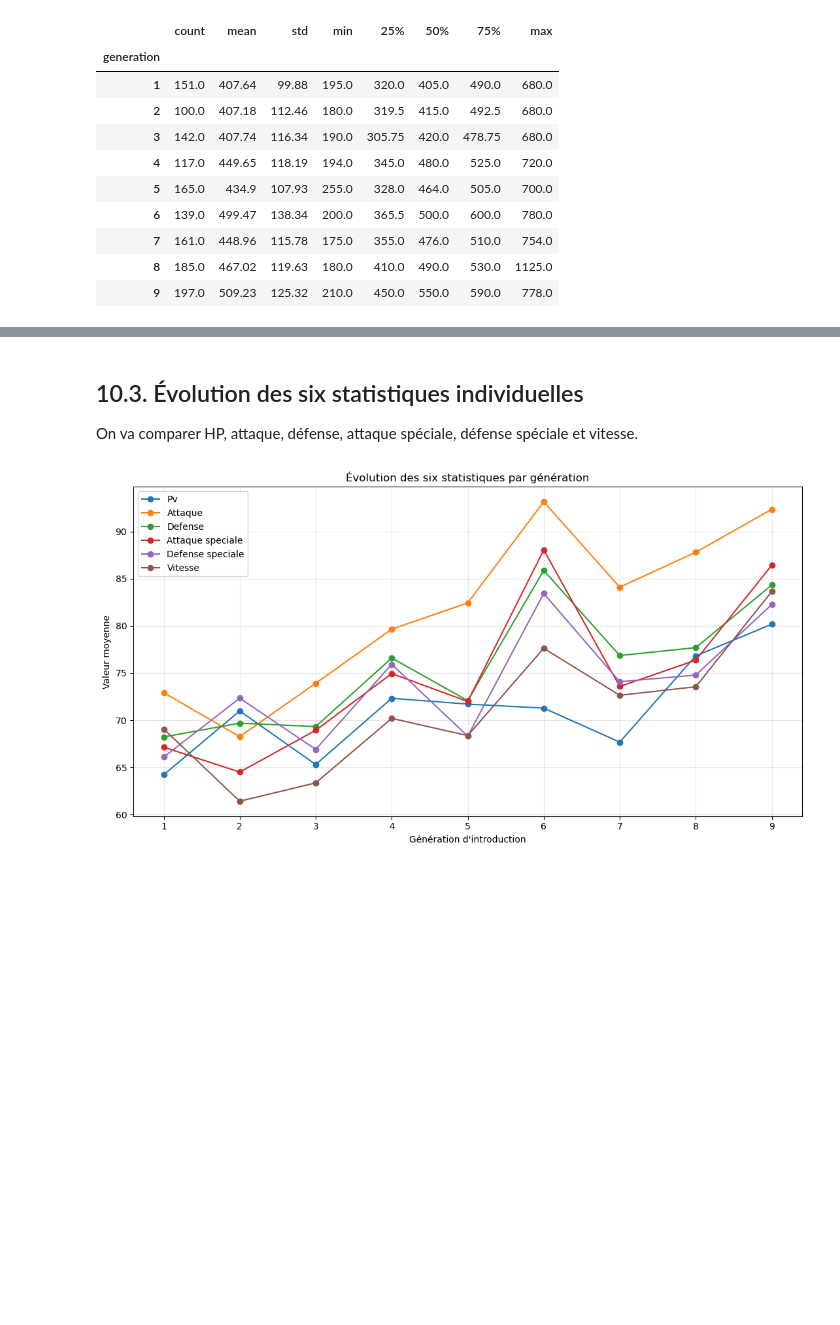
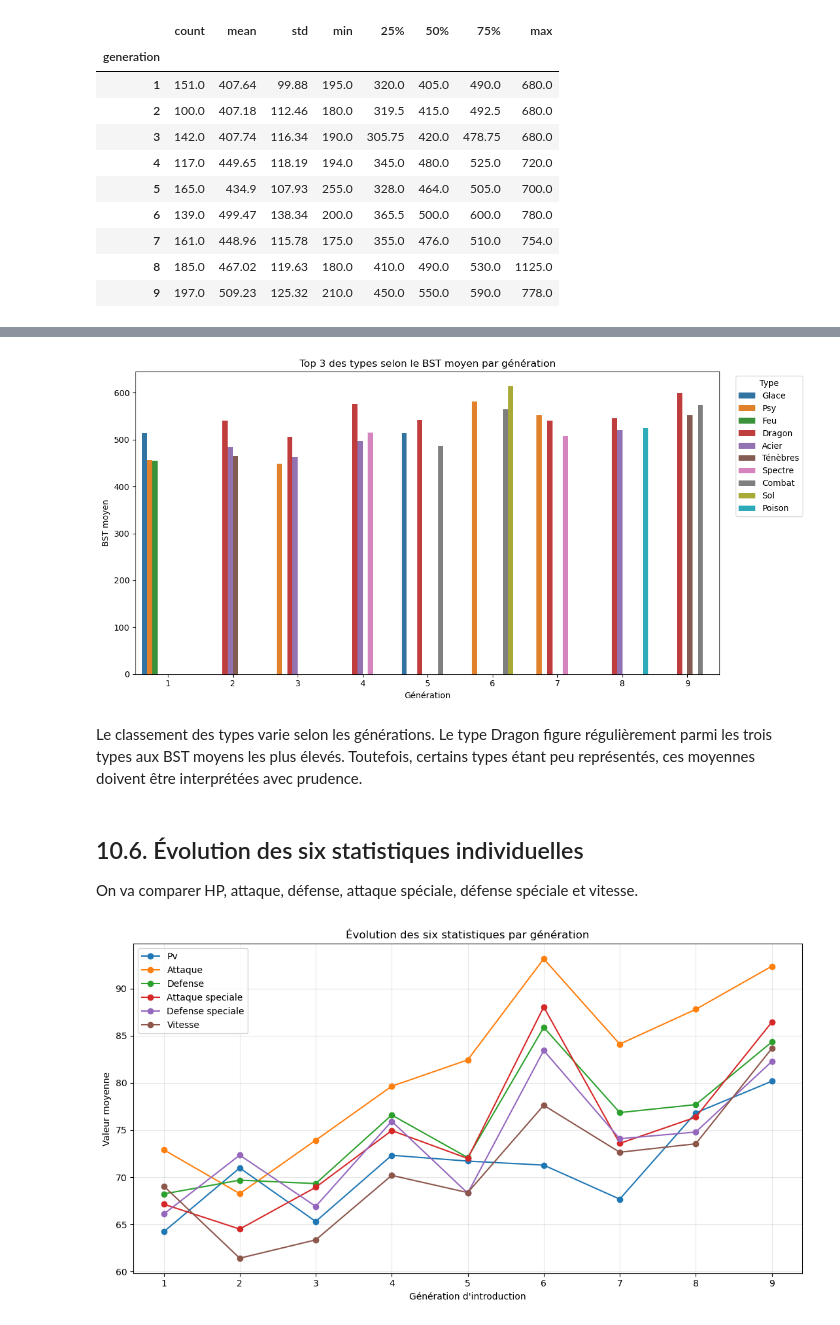
Before and after one commit to Turbo91994/Projet-python-data-science, a Jupyter notebook: notebook/constitution_base.ipynb, the cells around one changed output, grey strips where cells are left out. Cells and saved outputs as stored; diff of their text form; code cells hidden in the pictures; blank space fills up the shorter version.

```diff
--- a/notebook/constitution_base.ipynb
+++ b/notebook/constitution_base.ipynb
@@ -586,5 +694,55 @@ display(
+# %%
+# Prise en compte des deux types de chaque Pokémon
+df_types = df_analyse.melt(
+    id_vars=["pokemon_id", "generation", "bst"],
+    value_vars=["type_1", "type_2"],
+    value_name="type"
+).dropna(subset=["type"])
+
+# Calcul du BST moyen par type et génération
+classement = (
+    df_types.groupby(["generation", "type"])["bst"]
+    .agg(bst_moyen="mean", effectif="count")
+    .reset_index()
+)
+
+# Sélection des 3 types ayant le BST moyen le plus élevé
+top3 = (
+    classement.sort_values(
+        ["generation", "bst_moyen"],
+        ascending=[True, False]
+    )
+    .groupby("generation")
+    .head(3)
+)
+
+# Affichage du classement
+#display(top3.round(2))
+
+# Visualisation
+plt.figure(figsize=(12, 6))
+
+sns.barplot(
+    data=top3,
+    x="generation",
+    y="bst_moyen",
+    hue="type",
+    errorbar=None
+)
+
+plt.title("Top 3 des types selon le BST moyen par génération")
+plt.xlabel("Génération")
+plt.ylabel("BST moyen")
+plt.legend(title="Type", bbox_to_anchor=(1.02, 1), loc="upper left")
+plt.tight_layout()
+plt.show()
+# %% [output]
+[figure, added]
+# %% [markdown]
+Le classement des types varie selon les générations. Le type Dragon figure régulièrement parmi les trois types aux BST moyens les plus élevés.
+Toutefois, certains types étant peu représentés, ces moyennes doivent être interprétées avec prudence.
 # %% [markdown]
-## 10.3. Évolution des six statistiques individuelles
+## 10.6. Évolution des six statistiques individuelles
 
 On va comparer HP, attaque, défense, attaque spéciale, défense spéciale et vitesse.
 # %%
```
Also changed, not shown: parts of 14 cells of this notebook.
